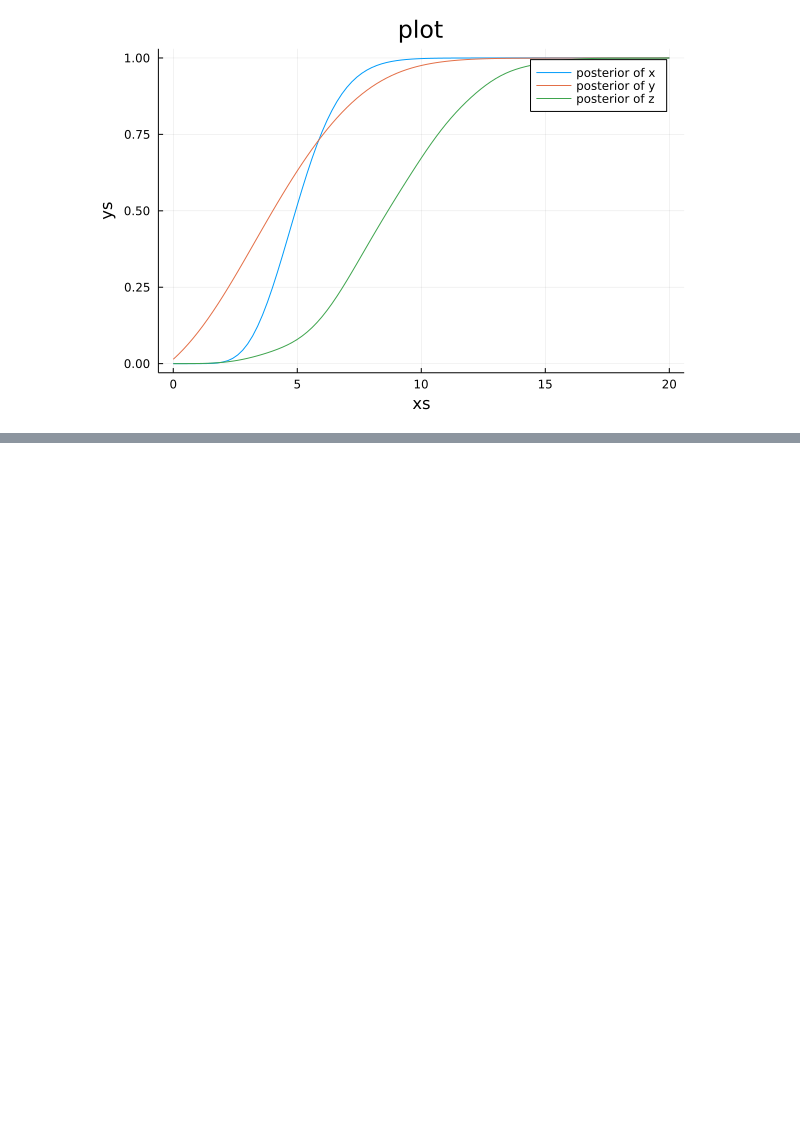
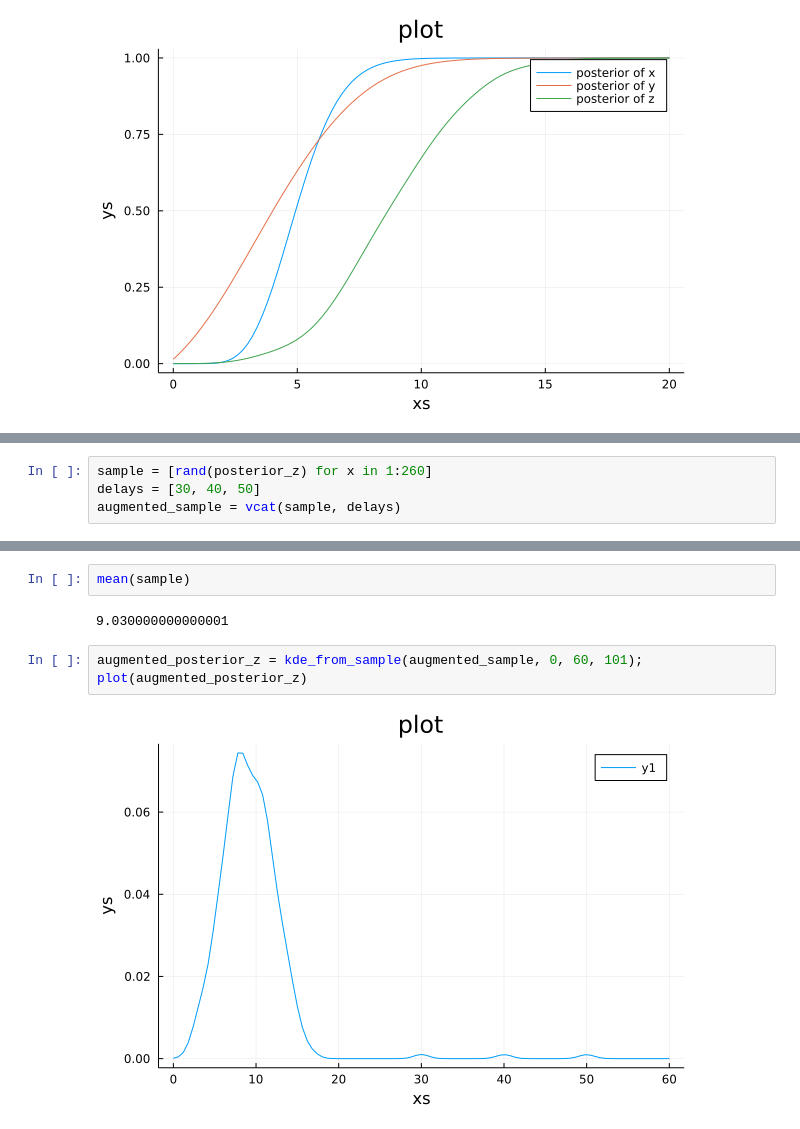
Before and after one commit to bwanab/ThinkBayes.jl, a Jupyter notebook: notebooks/think_bayes_in_julia_chapter_9.ipynb, the cells around one changed output, grey strips where cells are left out. Cells and saved outputs as stored; diff of their text form; blank space fills up the shorter version.

```diff
--- a/notebooks/think_bayes_in_julia_chapter_9.ipynb
+++ b/notebooks/think_bayes_in_julia_chapter_9.ipynb
@@ -399,0 +402,4 @@ plot!(make_cdf(posterior_z), label="posterior of z")
+# %%
+sample = [rand(posterior_z) for x in 1:260]
+delays = [30, 40, 50]
+augmented_sample = vcat(sample, delays)
@@ -399,0 +424,9 @@ plot!(make_cdf(posterior_z), label="posterior of z")
+# %%
+mean(sample)
+# %% [output]
+9.030000000000001
+# %%
+augmented_posterior_z = kde_from_sample(augmented_sample, 0, 60, 101);
+plot(augmented_posterior_z)
+# %% [output]
+[figure, added]
```
Also changed, not shown: parts of 40 cells of this notebook, 1 other file.
